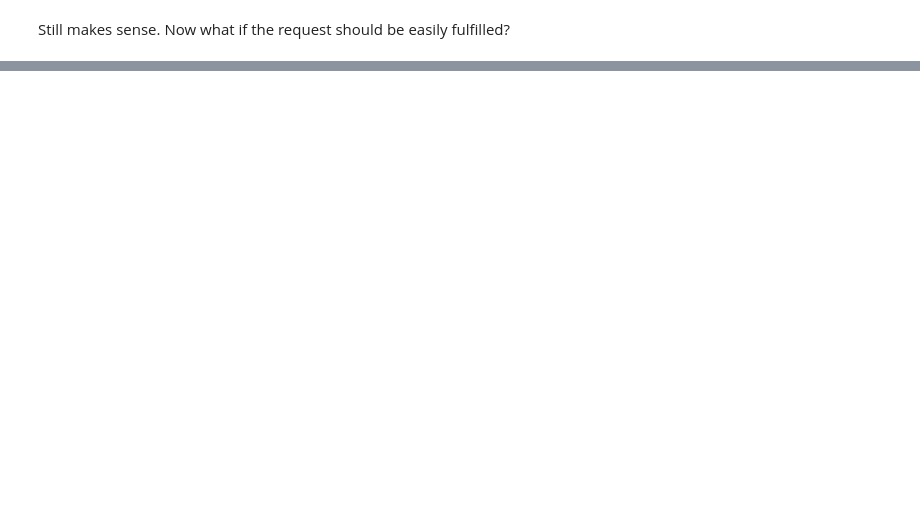
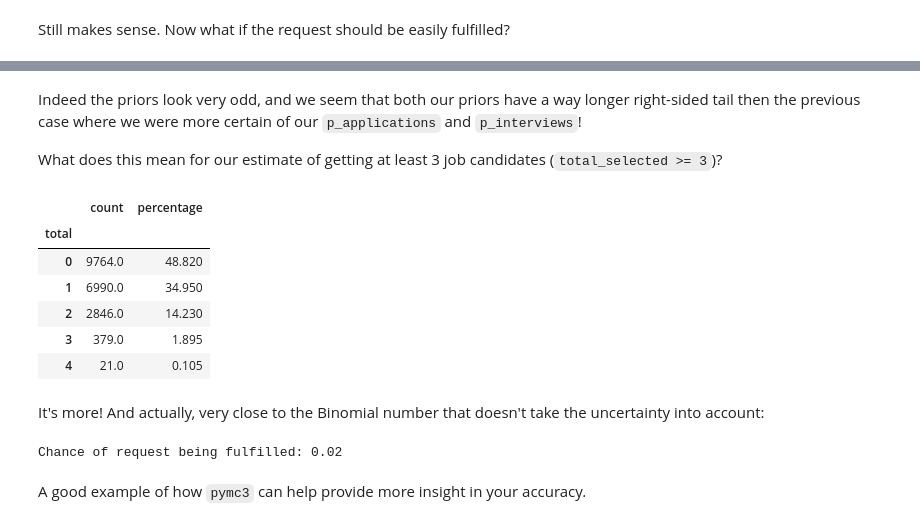
Before and after one commit to stevennooijen/example-code, a Jupyter notebook: statistics/summing-binomial-distributions.ipynb, the cells around one changed output, grey strips where cells are left out. Saved outputs shown, nothing was run; the diff lists cells and outputs as text; code cells hidden in the pictures; blank space fills up the shorter version.

```diff
--- a/statistics/summing-binomial-distributions.ipynb
+++ b/statistics/summing-binomial-distributions.ipynb
@@ -192,0 +285,22 @@ Done.
+# %%
+%%time
+import pymc3 as pm
+
+n_applications = 2
+applications_total = 10
+applications_hits = 1 # -> 10%
+
+n_interviews = 2
+interviews_total = 3
+interviews_hits = 1 # -> 30%
+
+with pm.Model() as model:
+    # set priors for p_applications and p_interviews
+    prior_interviews = pm.Beta("prior_interviews", interviews_hits, interviews_total) # 30%
+    prior_applications = pm.Beta("prior_applications", applications_hits, applications_total) # 10%
+    # model binomial distributions with n_applications and n_interviews
+    num_interviews = pm.Binomial("num_good", n_interviews, prior_interviews)
+    num_applications = pm.Binomial("num_bad", n_applications, prior_applications)
+    # define total as sum of both and start sampling
+    total_selected = pm.Deterministic("total", num_interviews + num_applications)
+    trace = pm.sample(5000, model=model, step=pm.Metropolis())
@@ -192,0 +321,32 @@ Done.
+# %% [markdown]
+Indeed the priors look very odd, and we seem that both our priors have a way longer right-sided tail then the previous case where we were more certain of our `p_applications` and `p_interviews`!
+
+What does this mean for our estimate of getting at least 3 job candidates (`total_selected >= 3`)?
+# %%
+df = pm.trace_to_dataframe(trace)
+
+(
+    df
+    .groupby('total')
+    .apply(lambda x: pd.Series({
+        'count': len(x),
+        'percentage' : len(x)/len(df) * 100
+    }))
+)
+# %% [output]
+|  | count | percentage |
+| total |  |  |
+| 0 | 9764.0 | 48.820 |
+| 1 | 6990.0 | 34.950 |
+| 2 | 2846.0 | 14.230 |
+| 3 | 379.0 | 1.895 |
+| 4 | 21.0 | 0.105 |
+# %% [markdown]
+It's more! And actually, very close to the Binomial number that doesn't take the uncertainty into account:
+# %%
+print('Chance of request being fulfilled:',
+      len(df.loc[df['total'] >= 3]) / len(df))
+# %% [output]
+Chance of request being fulfilled: 0.02
+# %% [markdown]
+A good example of how `pymc3` can help provide more insight in your accuracy.
```
Also changed, not shown: parts of 29 cells of this notebook, 3 other files.
